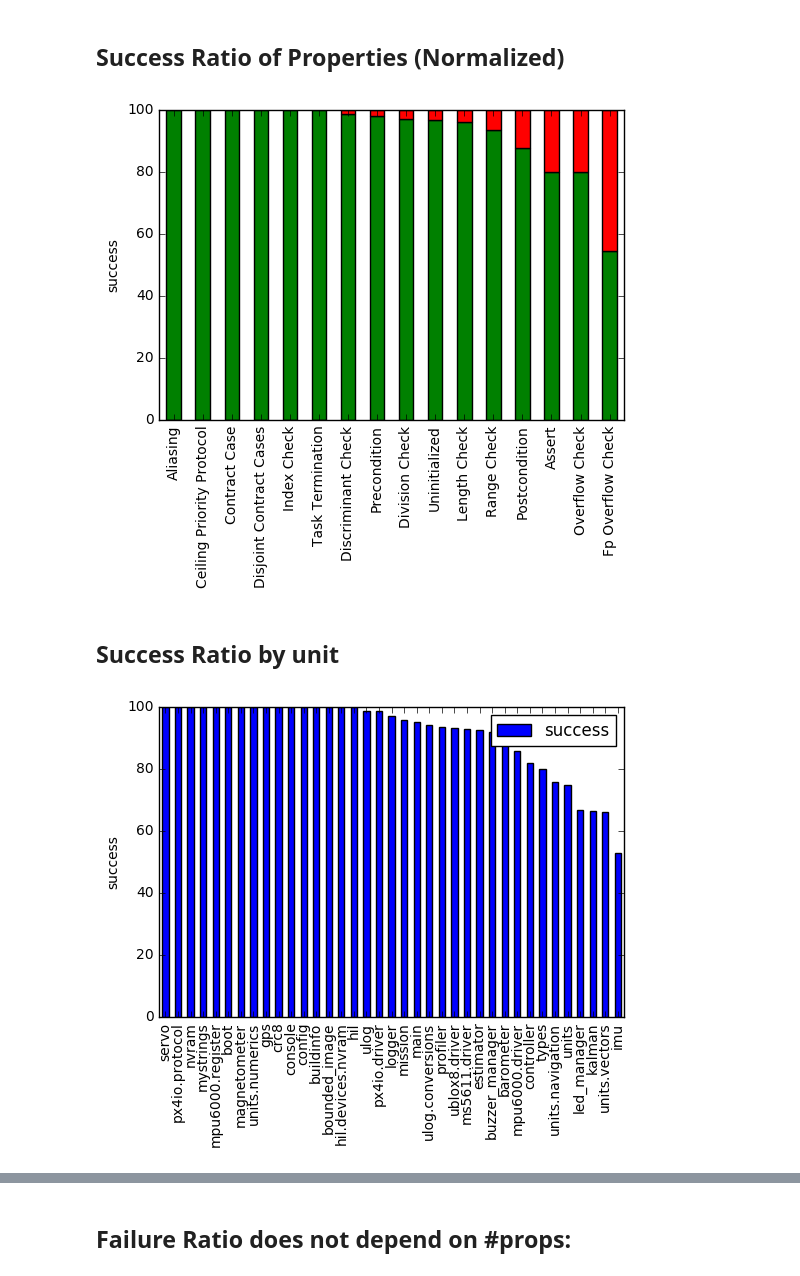
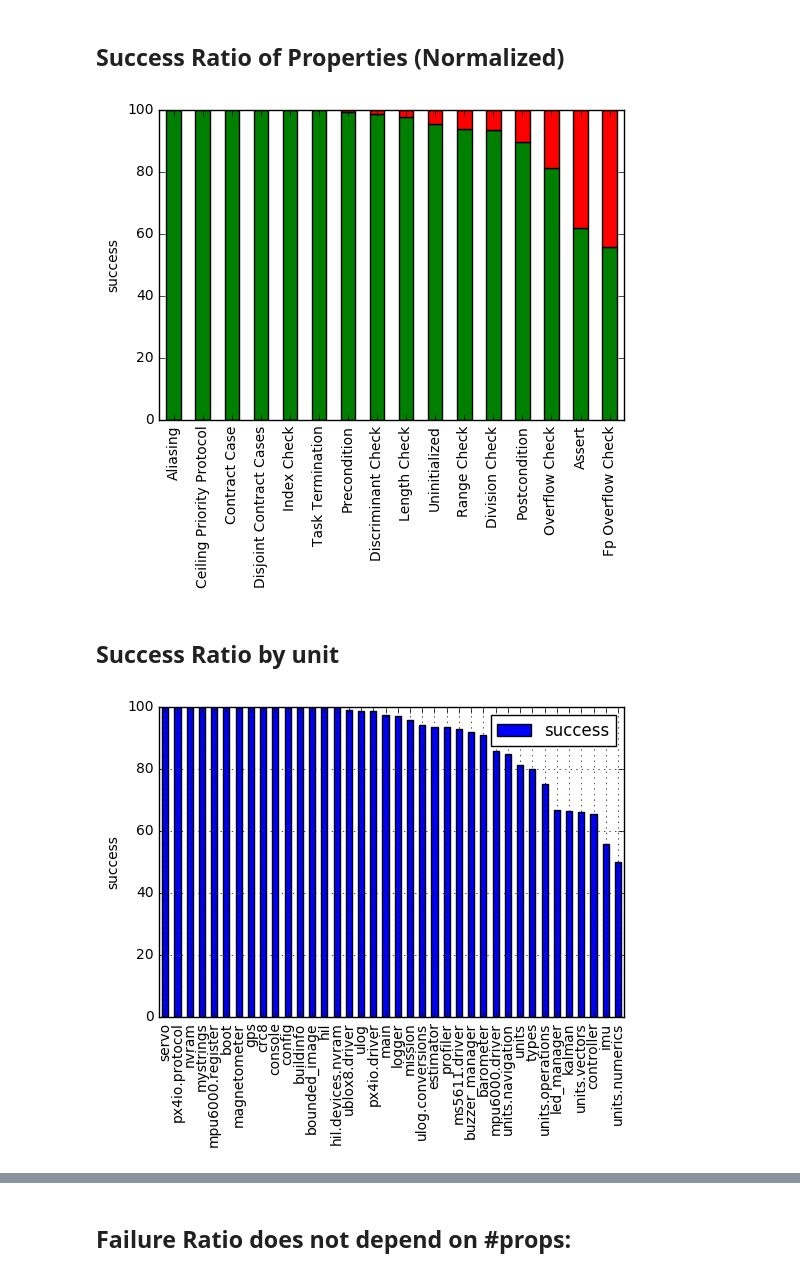
Before and after one commit to tum-ei-rcs/StratoX, a Jupyter notebook: tools/plot_single.ipynb, the cells around one changed output, grey strips where cells are left out. Saved outputs shown, nothing was run; the diff lists cells and outputs as text; code cells hidden in the pictures.

```diff
--- a/tools/plot_single.ipynb
+++ b/tools/plot_single.ipynb
@@ -7,12 +7,12 @@ import numpy as np
 import matplotlib
 #matplotlib.use('pgf') # this makes exports more beautiful, but disables plots in this notebook
 
-FOLDER='stable-spark18pro-latest'
+FOLDER='stable-spark18pro-pluslatest-rru1204'
 
 pltsettings = {
     "figure.figsize" : (5.0, 4.0),
     "pgf.texsystem" : "pdflatex",
-    "font.family": "serif",
+    "font.family": "sans",
     "font.serif": [],                   # use latex default serif font
     #"font.sans-serif": ["DejaVu Sans"], # use a specific sans-serif font
 }
@@ -119,19 +119,20 @@ ax.set_ylabel('success')
 plt.savefig(FOLDER + os.sep + 'vc_success.pdf', bbox_inches='tight')
 plt.show()
 # %% [output]
-[figure, old version]
+[figure, new version]
 # %% [markdown]
 ## Success Ratio by unit
 # %%
 unit_success = {k : {'success': v['success'], 'cnt' : v['props']} for k,v in units.iteritems()}
 df_usucc = pd.DataFrame(unit_success).T
 df_usucc.sort_values(by='success', inplace=True, ascending=False)
 exclude_columns=['cnt']
 ax=df_usucc.ix[df_usucc.cnt>0,df_usucc.columns.difference(exclude_columns)].plot.bar();
 ax.set_ylabel('success')
+ax.grid()
 plt.show()
 # %% [output]
-[figure, old version]
+[figure, new version]
 # %%
 unit_cnt = {k : { 'proven' : v['proven'], 'unsuccessful' : v['props'] - v['proven'], 'cnt':v['props'], 'success' : 100.0 if v['props']==0 else (100.0*v['proven'])/v['props']} for k,v in units.iteritems() if v['props']>0}
 df_ucnt = pd.DataFrame(unit_cnt).T
```
Also changed, not shown: parts of 12 cells of this notebook.
